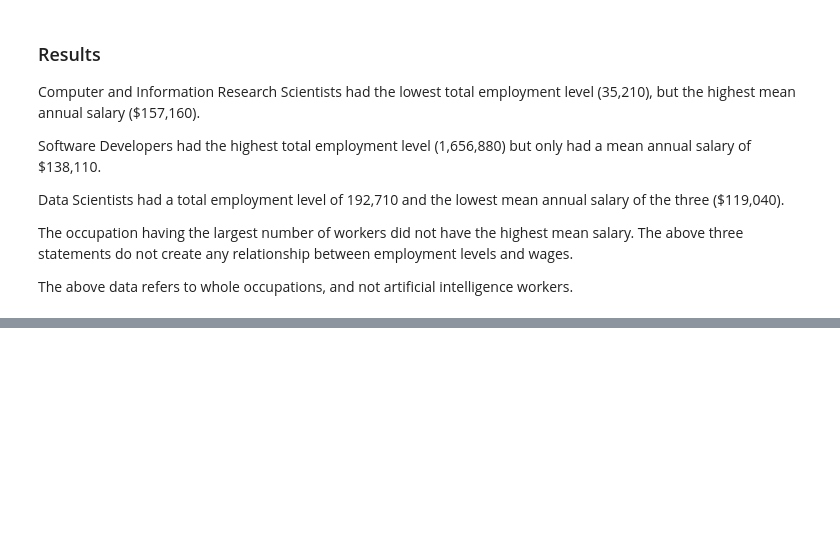
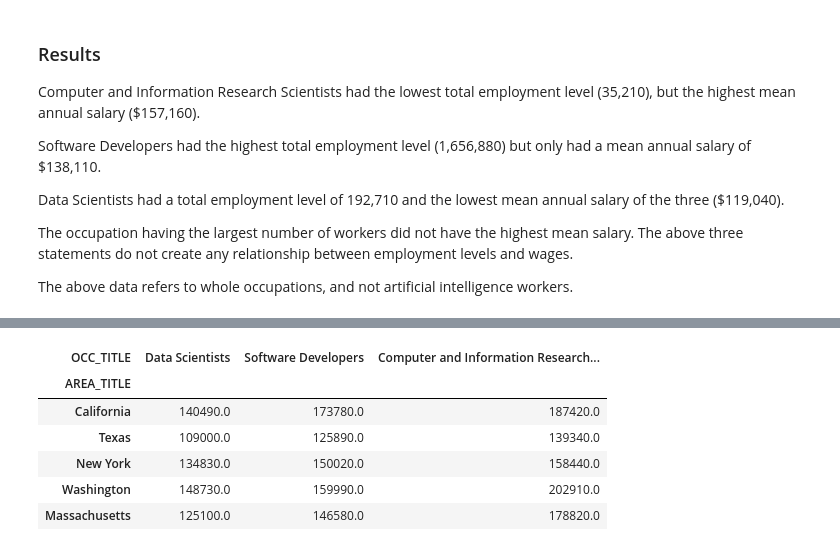
Before and after one commit to nabieba7/ai-employment-analysis, a Jupyter notebook: employment_analysis.ipynb, the cells around one changed output, grey strips where cells are left out. Cells and saved outputs as stored; diff of their text form; code cells hidden in the pictures; blank space fills up the shorter version.

```diff
--- a/employment_analysis.ipynb
+++ b/employment_analysis.ipynb
@@ -351,0 +369,36 @@ The above data refers to whole occupations, and not artificial intelligence work
+# %%
+states_to_compare = [
+    "California",
+    "Texas",
+    "New York",
+    "Washington",
+    "Massachusetts"
+]
+
+state_data = selected[
+    selected["AREA_TITLE"].isin(states_to_compare)
+    & (selected["NAICS"].astype(str).str.strip() == "000000")
+    & (selected["OWN_CODE"] == 1235)
+    & (selected["O_GROUP"] == "detailed")
+].copy()
+
+# Each state–occupation pair should appear only once.
+assert not state_data.duplicated(
+    ["AREA_TITLE", "OCC_CODE"]
+).any(), "Duplicate state–occupation rows: check the filters."
+
+wage_table = state_data.pivot(
+    index="AREA_TITLE",
+    columns="OCC_TITLE",
+    values="A_MEAN"
+).reindex(index=states_to_compare, columns=occupations)
+
+display(wage_table)
+# %% [output]
+| OCC_TITLE | Data Scientists | Software Developers | Computer and Information Research... |
+| AREA_TITLE |  |  |  |
+| California | 140490.0 | 173780.0 | 187420.0 |
+| Texas | 109000.0 | 125890.0 | 139340.0 |
+| New York | 134830.0 | 150020.0 | 158440.0 |
+| Washington | 148730.0 | 159990.0 | 202910.0 |
+| Massachusetts | 125100.0 | 146580.0 | 178820.0 |
```
Also changed, not shown: parts of 4 cells of this notebook.
